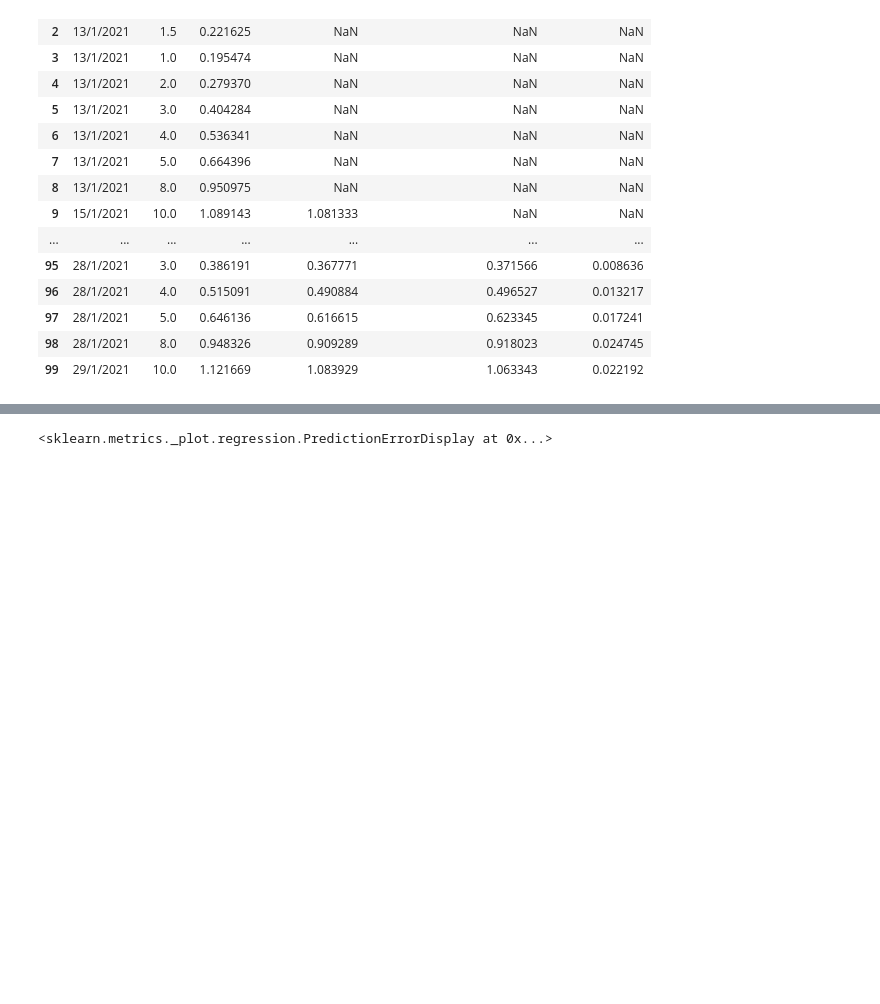
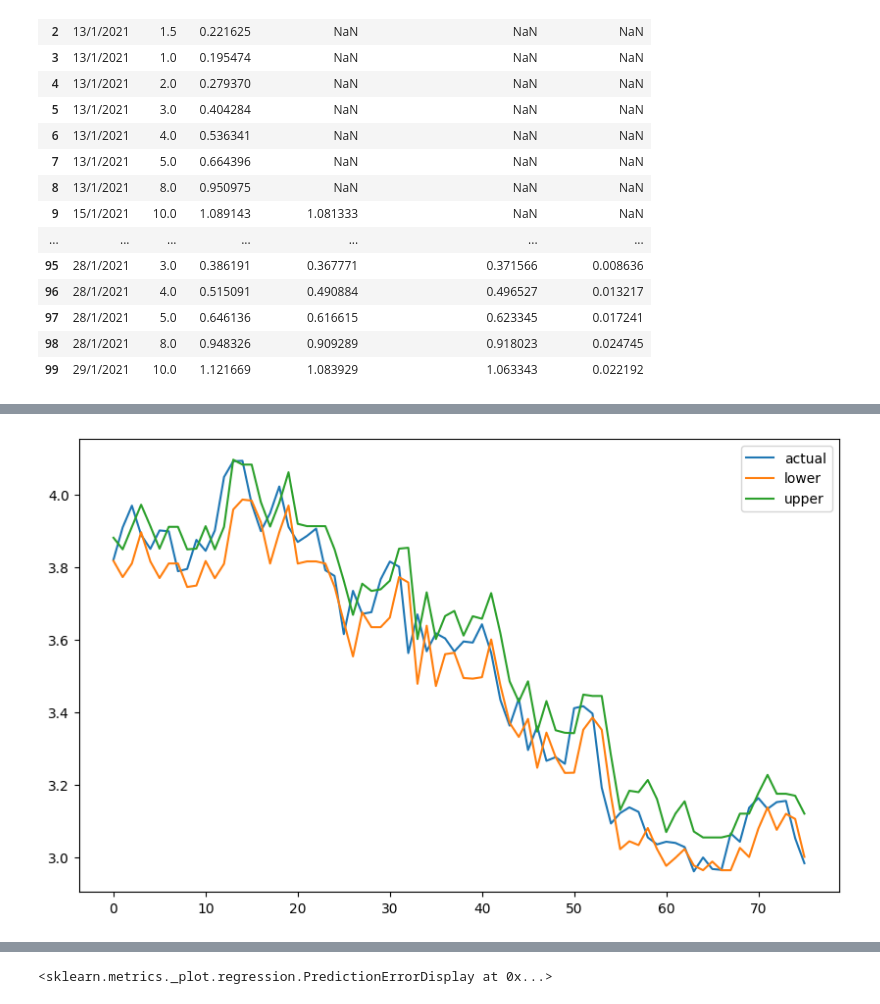
Before and after one commit to jacksonhk/UBS-data, a Jupyter notebook: SwapRateModel.ipynb, the cells around one changed output, grey strips where cells are left out. Cells and saved outputs as stored; diff of their text form; code cells hidden in the pictures; blank space fills up the shorter version.

```diff
--- a/SwapRateModel.ipynb
+++ b/SwapRateModel.ipynb
@@ -213,2 +254,22 @@ Adjusted R^2 = 0.9470212691496029
+# %%
+plt.figure(figsize=(10, 6))
+
+
+y_2y = data[data['Tenor'] == 2.0][target]
+X_2y = data[data['Tenor'] == 2.0][features]
+X_train, X_2y, y_train, y_2y = train_test_split(X_2y, y_2y, test_size=0.1, random_state = seed, shuffle=False)
+y_pred2y = model.predict(X_2y)
+y_2y.reset_index(inplace = True, drop = True)
+# plot prediction vs actual
+plt.plot(y_2y, label='actual')
+#plt.plot(y_pred2y, label='prediction')
+plt.plot(lower.predict(X_2y), label='lower')
+plt.plot(upper.predict(X_2y), label='upper')
+# show the legend
+plt.legend()
+# show the plot
+plt.show()
+# %% [output]
+[figure, added]
 # %%
 # retrieve performance metrics
```
Also changed, not shown: parts of 18 cells of this notebook.
